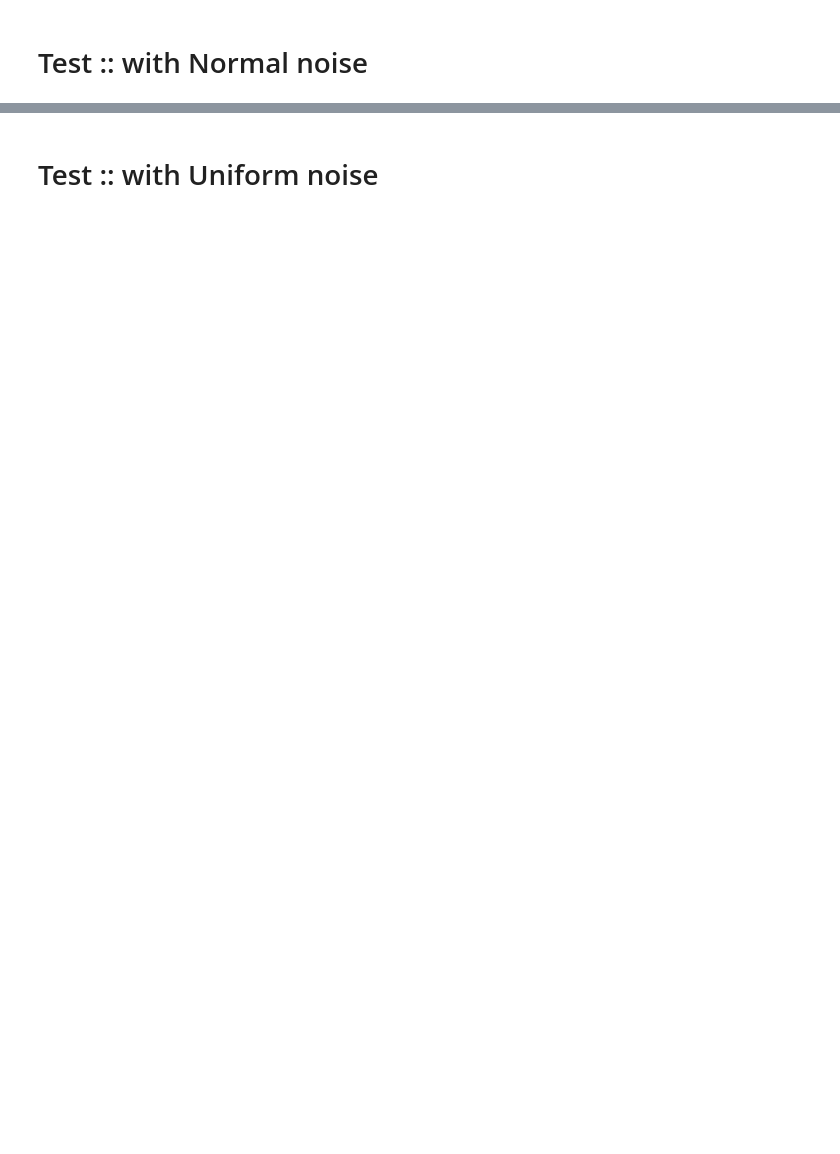
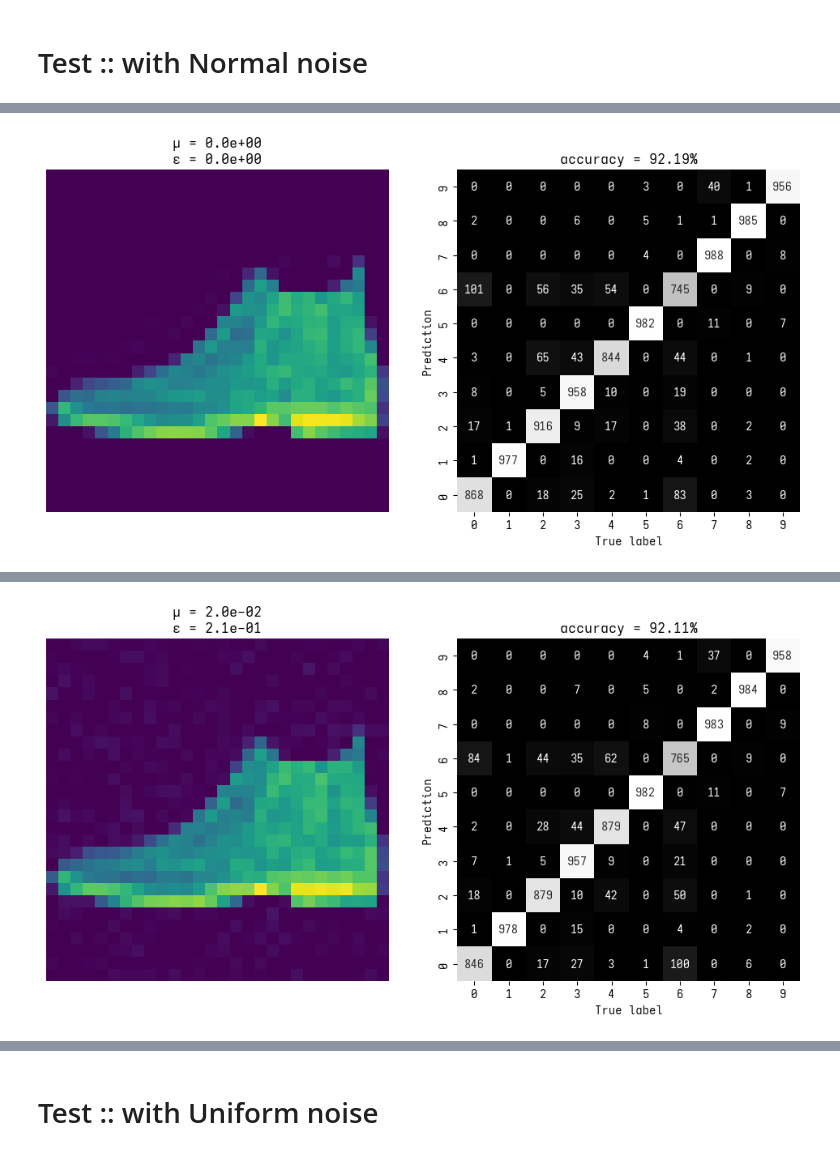
Before and after one commit to plkamilpawlik/praca-magisterska, a Jupyter notebook: noises/noise.fashion_mnist.ipynb, the cells around one changed output, grey strips where cells are left out. Drawn from its saved outputs; the diff is of its cells as text; code cells hidden in the pictures; blank space fills up the shorter version.

```diff
--- a/noises/noise.fashion_mnist.ipynb
+++ b/noises/noise.fashion_mnist.ipynb
@@ -8,10 +8,13 @@ import tensorflow as tf
 import matplotlib as mpl
 import matplotlib.pyplot as plt
 
-# other utils
+# other useful
 import numpy as np
 import pandas as pd
 import seaborn as sn
+
+# pyplot config
+mpl.rcParams['font.family'] = 'Iosevka Flat'
 # %% [markdown]
 # Datasets
 # %%
@@ -155,7 +172,7 @@ for noise_level in (0, .02, .04, .06, .08, .10):
     # visualize noised digit
     plt.subplot(1, 2, 1)
     plt.axis('off')
-    plt.title(f'δ = {noise_level:1.1e}\nε = {((q_images[0] - q_noised[0]) ** 2).numpy().sum():1.1e}')
+    plt.title(f'μ = {noise_level:1.1e}\nε = {((q_images[0] - q_noised[0]) ** 2).numpy().sum():1.1e}')
     plt.imshow(q_noised[0])
 
     # visualize confusion matrix
@@ -166,3 +183,4 @@ for noise_level in (0, .02, .04, .06, .08, .10):
     plt.ylabel('Prediction')
 
     plt.show()
+# %% [output]
@@ -168,0 +189 @@ for noise_level in (0, .02, .04, .06, .08, .10):
+[figure, added]
@@ -168,0 +192 @@ for noise_level in (0, .02, .04, .06, .08, .10):
+[figure, added]
```
Also changed, not shown: parts of 5 cells of this notebook, 1 other file.
